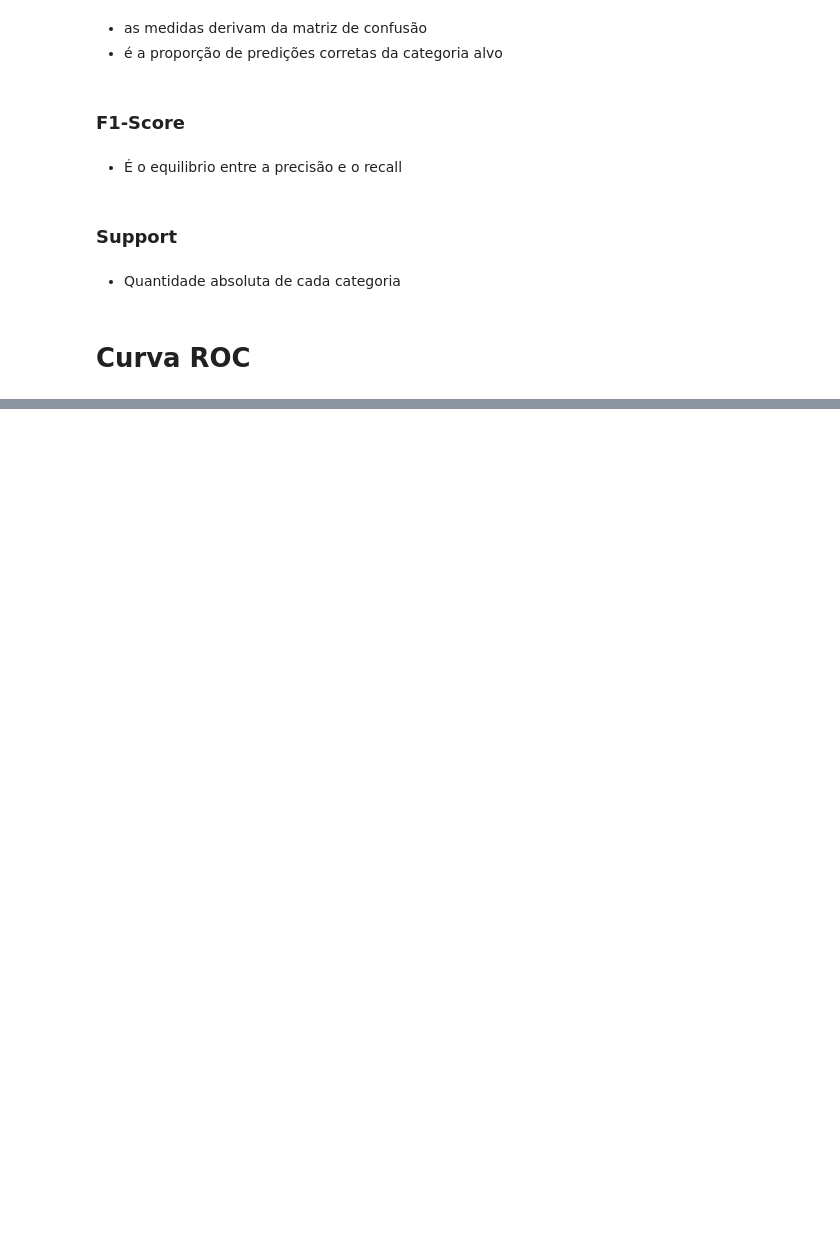
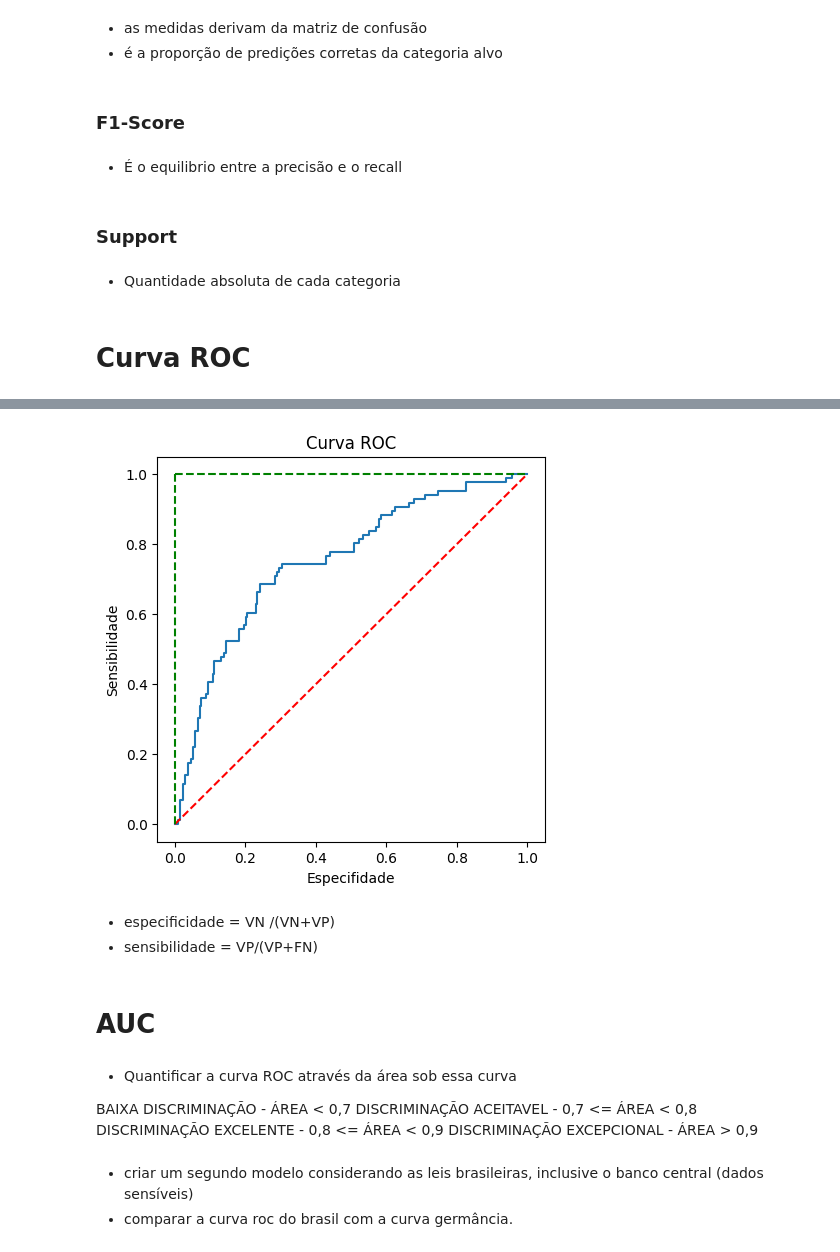
Before and after one commit to EuleteSouza/CreditScoring, a Jupyter notebook: aula_04.ipynb, the cells around one changed output, grey strips where cells are left out. Saved outputs shown, nothing was run; the diff lists cells and outputs as text; code cells hidden in the pictures; blank space fills up the shorter version.

```diff
--- a/aula_04.ipynb
+++ b/aula_04.ipynb
@@ -392,3 +386,26 @@ f1-score: 0.8370238095238095
 - Quantidade absoluta de cada categoria
 # %% [markdown]
 # Curva ROC
+# %%
+# importar            # função:  curva     area
+
+from sklearn.metrics import roc_curve,roc_auc_score
+
+# ROC (Receiver Operating Characteristic)
+
+# objetivo: ajudar na escolha do melhor modelo
+# qual a diferença entre o roc curve e o roc_auc_score?
+# roc_curve: curva
+# roc_auc_score: area
+# conceitos matematicos: limite, integral (calcular a área abaixo da curva e acima)
+
+# taxa de verdadeiros positivos
+# taxa de falsos positivos
+# limite - limiar
+
+# Probabilidade
+prob_previsao = modelo.predict_log_proba(X_test)[:,1]
+# curva
+tfp,tvp,limite = roc_curve(y_test,prob_previsao)
+# area
+print('roc_auc',roc_auc_score(y_test,prob_previsao))
@@ -394,0 +432,30 @@ f1-score: 0.8370238095238095
+# %%
+#cria uma imagem
+plt.subplots(1, figsize=(5,5))
+# cria um título
+plt.title('Curva ROC')
+#criar o gráfico (plotar)
+plt.plot(tfp,tvp)
+#criar o titulo x
+plt.xlabel('Especifidade - Falso positivo')
+plt.ylabel('Sensibilidade - Verdadeiro positivo')
+plt.plot([0, 1], ls="--", c = 'red') #plotando linha guia pontilhada vermelha
+plt.plot([0, 0], [1, 0], ls="--", c = 'green'), plt.plot([1, 1], ls="--", c = 'green') #plotando linha guia pontilhada verde
+plt.show()
+# %% [output]
+[figure, added]
+# %% [markdown]
+- especificidade = VN /(VN+VP)
+- sensibilidade = VP/(VP+FN)
+# %% [markdown]
+# AUC
+# %% [markdown]
+- Quantificar a curva ROC através da área sob essa curva
+
+BAIXA DISCRIMINAÇÃO - ÁREA < 0,7
+DISCRIMINAÇÃO ACEITAVEL - 0,7 <= ÁREA < 0,8
+DISCRIMINAÇÃO EXCELENTE - 0,8 <= ÁREA < 0,9
+DISCRIMINAÇÃO EXCEPCIONAL - ÁREA > 0,9
+# %% [markdown]
+- criar um segundo modelo considerando as leis brasileiras, inclusive o banco central (dados sensíveis)
+- comparar a curva roc do brasil com a curva germância.
```
Also changed, not shown: parts of 5 cells of this notebook.
